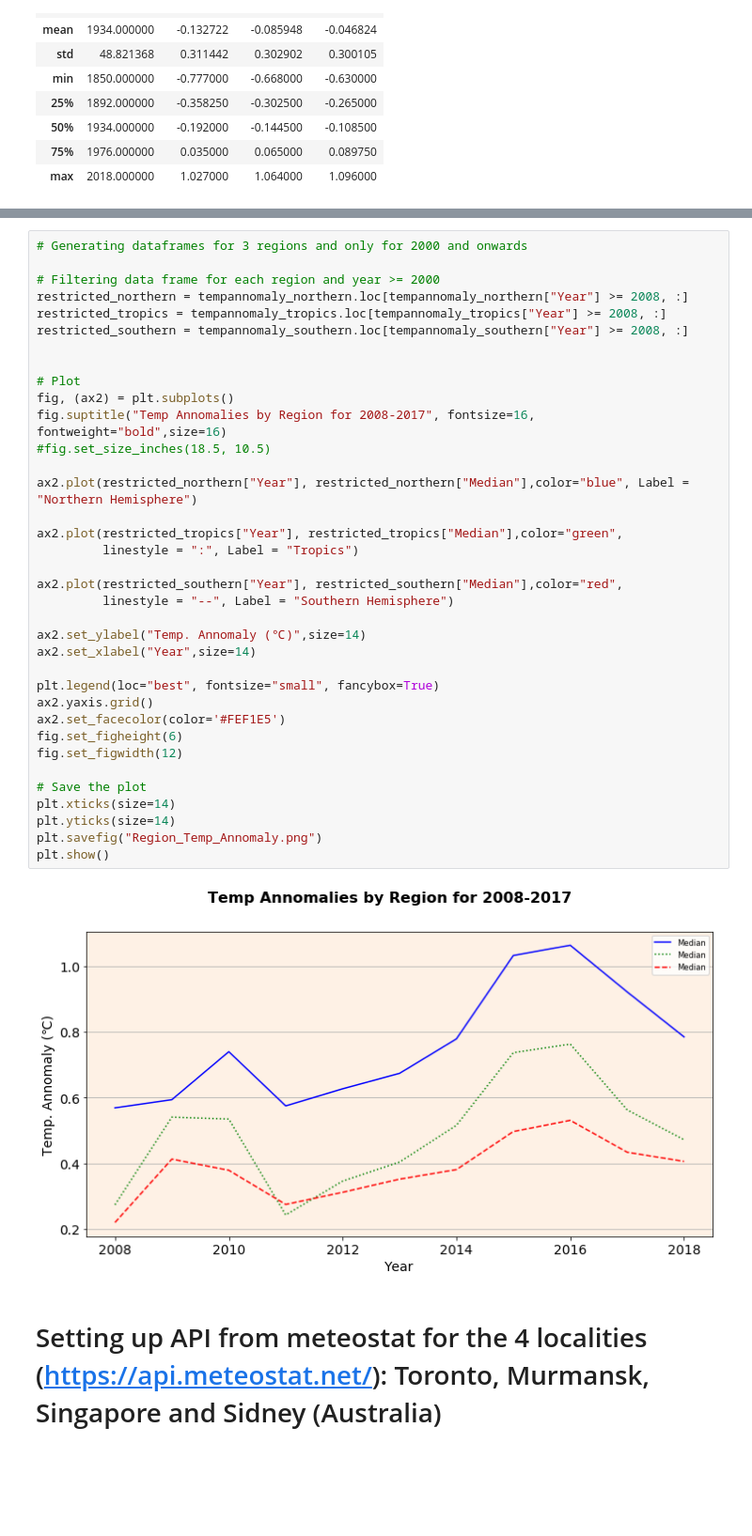
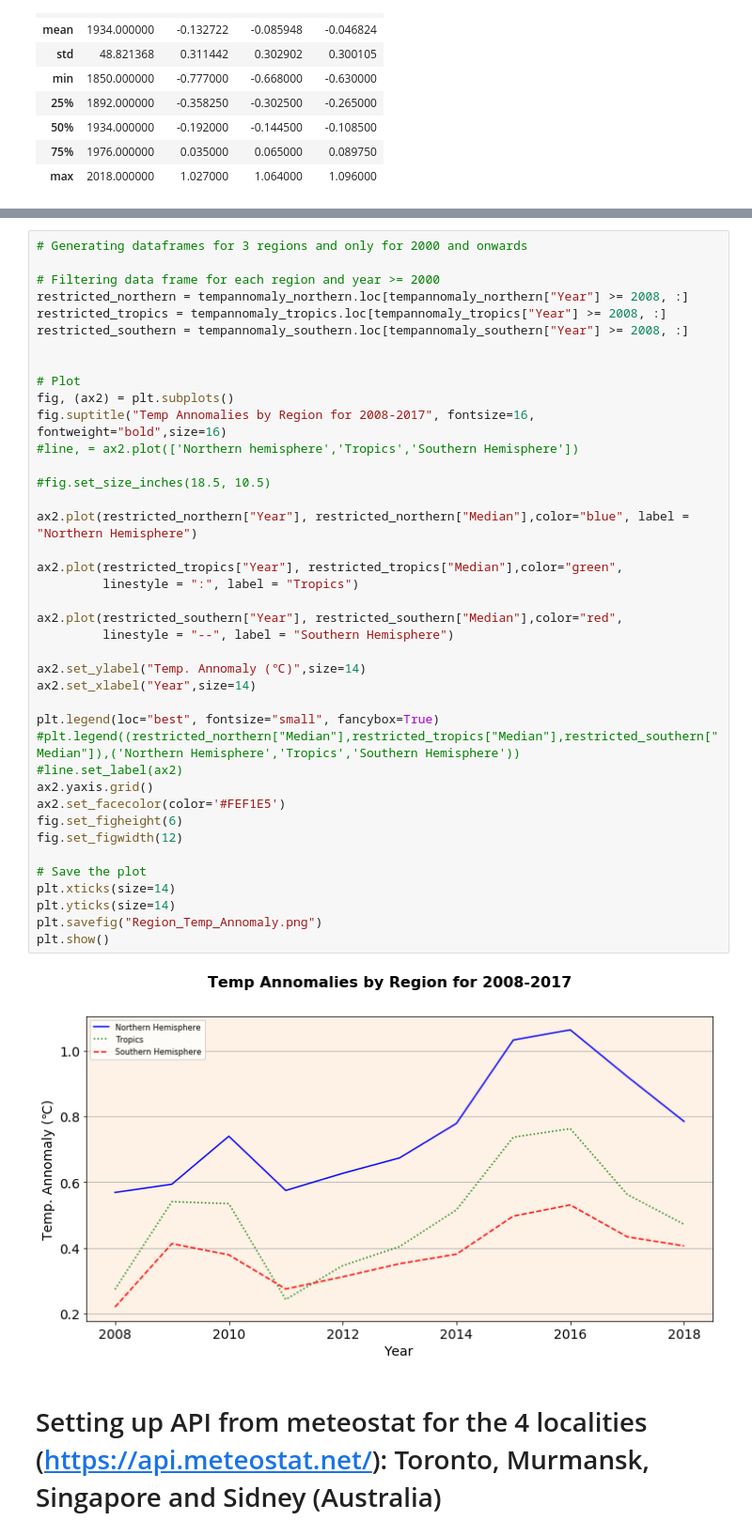
Before and after one commit to jnnhuynh-web/Project-1, a Jupyter notebook: Reference/Master Jupyter/Master File.ipynb, the cells around one changed output, grey strips where cells are left out. Shown at 94% size. Drawn from its saved outputs; the diff is of its cells as text; blank space fills up the shorter version.

```diff
--- a/Reference/Master Jupyter/Master File.ipynb
+++ b/Reference/Master Jupyter/Master File.ipynb
@@ -251,37 +230,41 @@ plt.savefig("Region_Temp_Annomaly.png")
 restricted_northern = tempannomaly_northern.loc[tempannomaly_northern["Year"] >= 2008, :]
 restricted_tropics = tempannomaly_tropics.loc[tempannomaly_tropics["Year"] >= 2008, :]
 restricted_southern = tempannomaly_southern.loc[tempannomaly_southern["Year"] >= 2008, :]
 
 
 # Plot
 fig, (ax2) = plt.subplots()
 fig.suptitle("Temp Annomalies by Region for 2008-2017", fontsize=16, fontweight="bold",size=16)
+#line, = ax2.plot(['Northern hemisphere','Tropics','Southern Hemisphere'])
+
 #fig.set_size_inches(18.5, 10.5)
 
-ax2.plot(restricted_northern["Year"], restricted_northern["Median"],color="blue", Label = "Northern Hemisphere")
+ax2.plot(restricted_northern["Year"], restricted_northern["Median"],color="blue", label = "Northern Hemisphere")
 
 ax2.plot(restricted_tropics["Year"], restricted_tropics["Median"],color="green",
-         linestyle = ":", Label = "Tropics")
+         linestyle = ":", label = "Tropics")
 
 ax2.plot(restricted_southern["Year"], restricted_southern["Median"],color="red",
-         linestyle = "--", Label = "Southern Hemisphere")
+         linestyle = "--", label = "Southern Hemisphere")
 
 ax2.set_ylabel("Temp. Annomaly (℃)",size=14)
 ax2.set_xlabel("Year",size=14)
 
 plt.legend(loc="best", fontsize="small", fancybox=True)
+#plt.legend((restricted_northern["Median"],restricted_tropics["Median"],restricted_southern["Median"]),('Northern Hemisphere','Tropics','Southern Hemisphere'))
+#line.set_label(ax2)
 ax2.yaxis.grid()
 ax2.set_facecolor(color='#FEF1E5')
 fig.set_figheight(6)
 fig.set_figwidth(12)
 
 # Save the plot
 plt.xticks(size=14)
 plt.yticks(size=14)
 plt.savefig("Region_Temp_Annomaly.png")
 plt.show()
 # %% [output]
-[figure, old version]
+[figure, new version]
 # %% [markdown]
 # Setting up API from meteostat for the 4 localities (https://api.meteostat.net/): Toronto, Murmansk, Singapore and Sidney (Australia)
 # %%
```
Also changed, not shown: parts of 12 cells of this notebook, 4 other files.
